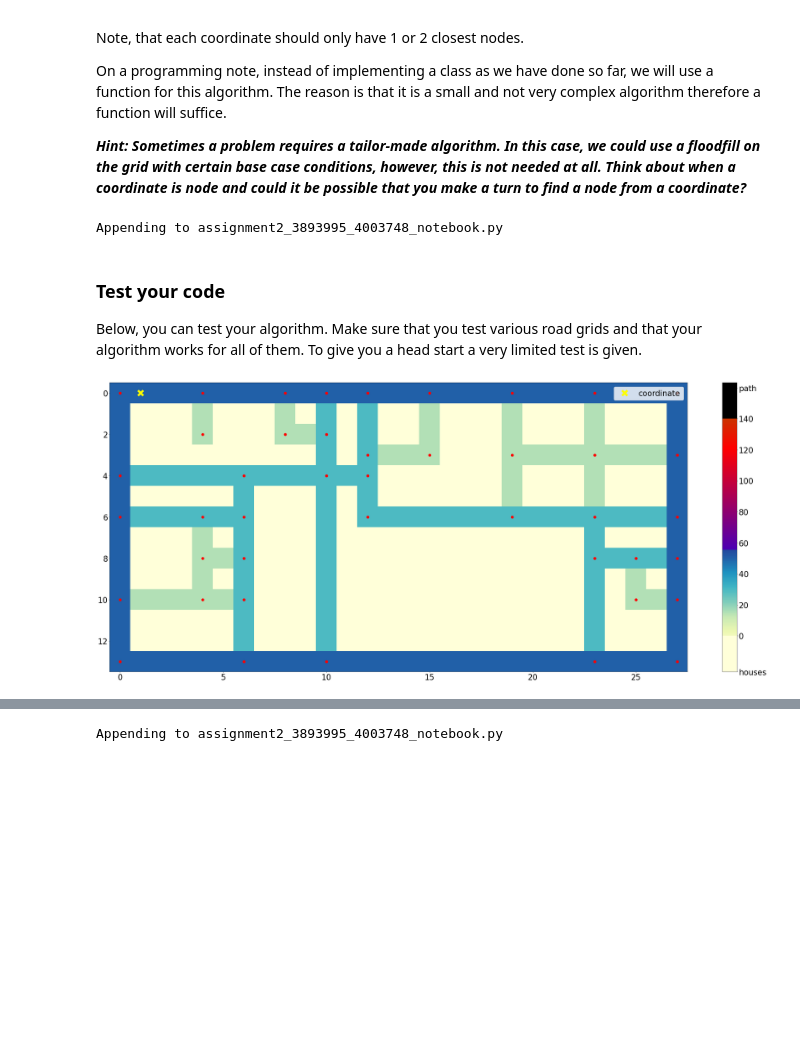
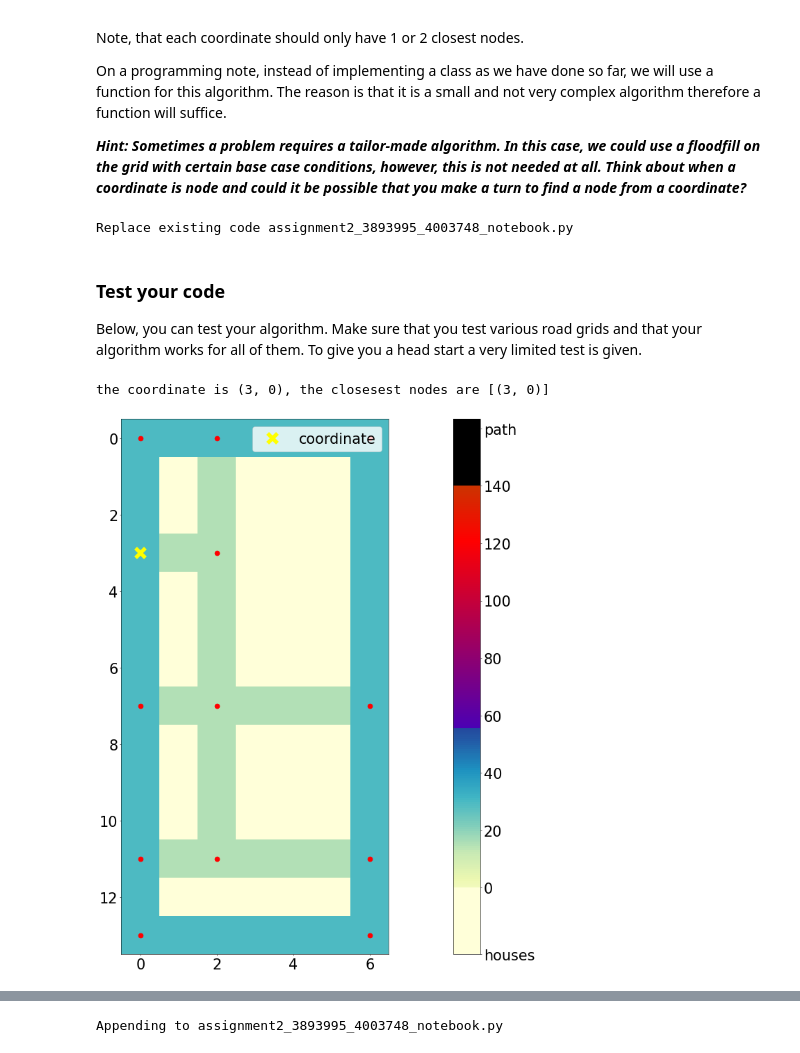
Before and after one commit to kooroshkz/Algorithms-and-Data-Structures, a Jupyter notebook: Assignment-2/assignment2.ipynb, the cells around one changed output, grey strips where cells are left out. Saved outputs shown, nothing was run; the diff lists cells and outputs as text; code cells hidden in the pictures; blank space fills up the shorter version.

```diff
--- a/Assignment-2/assignment2.ipynb
+++ b/Assignment-2/assignment2.ipynb
@@ -1054,7 +1064,6 @@ def coordinate_to_node(map_, graph, coordinate):
     A closest node is defined as the first node you encounter if you go a certain direction.
     This means that unless the coordinate is a node, you will need to find two closest nodes.
     If the coordinate is a node then return a list with only the coordinate itself.
-
     :param map_: The map of the graph
     :type map_: Map
     :param graph: A Graph of the map
@@ -1066,37 +1075,51 @@ def coordinate_to_node(map_, graph, coordinate):
     """
     closest_nodes = []
     if coordinate in graph.adjacency_list:
-        closest_nodes.append(coordinate)
+        return [coordinate]
     else:
+        width, height = len(graph.map[0]) - 1, len(graph.map[:,1]) - 1
         for direction in [(1, 0), (-1, 0), (0, 1), (0, -1)]:
-            next_coordinate = (coordinate[0] + direction[0], coordinate[1] + direction[1])
-            if next_coordinate in graph.adjacency_list:
-                closest_nodes.append(next_coordinate)
-                break
+            new_height, new_width = coordinate[0] + direction[0], coordinate[1] + direction[1]
+            if new_width < 0 or new_height < 0 or new_width > width or new_height > height:
+                continue
+            if not graph.map[new_height][new_width]:
+                continue
+            closest_nodes.append(find_node_in_direction(graph, (new_height, new_width), direction))
     return closest_nodes
+
+# added this helper function
+def find_node_in_direction(graph, node, direction):
+    current = node
+    while True:
+        if current in graph.adjacency_list:
+            return current
+        current = (current[0] + direction[0], current[1] + direction[1])
 # %% [output]
-Appending to assignment2_3893995_4003748_notebook.py
+Replace existing code assignment2_3893995_4003748_notebook.py
 # %% [markdown]
 ### Test your code
 
 Below, you can test your algorithm. Make sure that you test various road grids and that your algorithm works for all of them. To give you a head start a very limited test is given.
 # %%
 # If you put the map generated in a separate cell you can run multiple tests on the same map
-map_ = Map(2, (1,3))
+map_ = Map(1, (1,3))
 
 plt.matplotlib.rcParams['figure.dpi'] = max(50, map_.size ** 0.5 // 2)  # Number of pixels, therefore, the quality of the image. A large dpi is very slow.
 
 graph = Graph(map_)
-coordinate = (0,1)
+# Q: Can the coordinate be on a building?
+coordinate = map_.get_coordinate()
 
 nodes = coordinate_to_node(map_, graph, coordinate)
+print(f"the coordinate is {coordinate}, the closesest nodes are {nodes}")
 
 graph.show_coordinates(color='r', size=10)
 plt.plot(coordinate[1], coordinate[0], 'x', color="yellow", markersize=20, mew=8, label="coordinate")
 plt.legend(loc='upper right')
 map_.show(nodes, True)
 # %% [output]
+the coordinate is (3, 0), the closesest nodes are [(3, 0)]
-[figure, old version]
+[figure, new version]
 # %% [markdown]
 ## 2.2 Hierarchical Graph Representations
 
```
Also changed, not shown: parts of 12 cells of this notebook.
